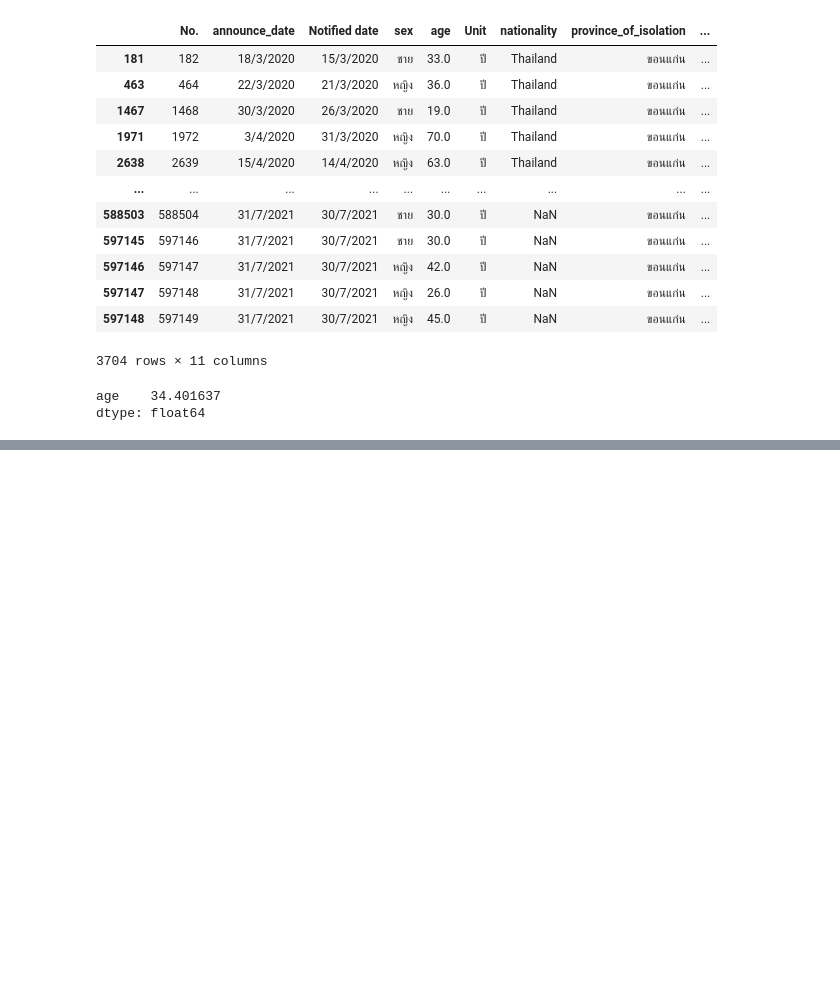
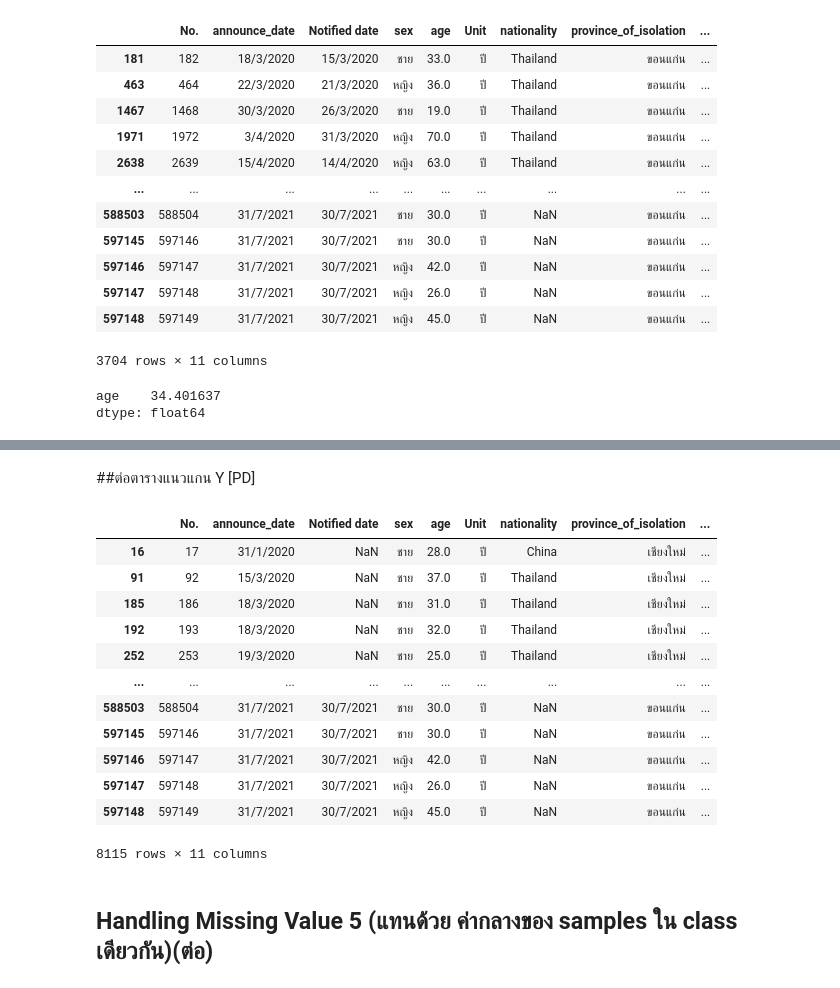
Before and after one commit to khanittha-phusopha/DWDM21, a Jupyter notebook: Data Preprocessing(Chapter3).ipynb, the cells around one changed output, grey strips where cells are left out. Drawn from its saved outputs; the diff is of its cells as text; code cells hidden in the pictures; blank space fills up the shorter version.

```diff
--- a/Data Preprocessing(Chapter3).ipynb
+++ b/Data Preprocessing(Chapter3).ipynb
@@ -715,3 +715,8 @@ KK_onset[['age']].mean()
 # %% [output]
 age    34.401637
 dtype: float64
+# %%
+# เฉลยอาจารย์
+KK_cases = data_cases2['province_of_onset'] == 'ขอนแก่น'
+KK_mean = data_cases2[KK_cases]['age'].mean()
+KK_mean
@@ -717,0 +746,3 @@ dtype: float64
+# %%
+data_KK = data_cases2[KK_cases]
+data_KK.isnull().any()
@@ -717,0 +762,2 @@ dtype: float64
+# %%
+data_KK[['age']] = data_KK[['age']].fillna(KK_mean)
@@ -717,0 +835,21 @@ dtype: float64
+# %% [markdown]
+##ต่อตารางแนวแกน Y [PD]
+# %%
+data_CMKK = pd.concat([data_CM,data_KK])
+data_CMKK
+# %% [output]
+|  | No. | announce_date | Notified date | sex | age | Unit | nationality | province_of_isolation | ... |
+| 16 | 17 | 31/1/2020 | NaN | ชาย | 28.0 | ปี | China | เชียงใหม่ | ... |
+| 91 | 92 | 15/3/2020 | NaN | ชาย | 37.0 | ปี | Thailand | เชียงใหม่ | ... |
+| 185 | 186 | 18/3/2020 | NaN | ชาย | 31.0 | ปี | Thailand | เชียงใหม่ | ... |
+| 192 | 193 | 18/3/2020 | NaN | ชาย | 32.0 | ปี | Thailand | เชียงใหม่ | ... |
+| 252 | 253 | 19/3/2020 | NaN | ชาย | 25.0 | ปี | Thailand | เชียงใหม่ | ... |
+| ... | ... | ... | ... | ... | ... | ... | ... | ... | ... |
+| 588503 | 588504 | 31/7/2021 | 30/7/2021 | ชาย | 30.0 | ปี | NaN | ขอนแก่น | ... |
+| 597145 | 597146 | 31/7/2021 | 30/7/2021 | ชาย | 30.0 | ปี | NaN | ขอนแก่น | ... |
+| 597146 | 597147 | 31/7/2021 | 30/7/2021 | หญิง | 42.0 | ปี | NaN | ขอนแก่น | ... |
+| 597147 | 597148 | 31/7/2021 | 30/7/2021 | หญิง | 26.0 | ปี | NaN | ขอนแก่น | ... |
+| 597148 | 597149 | 31/7/2021 | 30/7/2021 | หญิง | 45.0 | ปี | NaN | ขอนแก่น | ... |
+8115 rows × 11 columns
+# %% [markdown]
+## Handling Missing Value 5 (แทนด้วย ค่ากลางของ samples ใน class เดียวกัน)(ต่อ)
```
Also changed, not shown: parts of 44 cells of this notebook.
